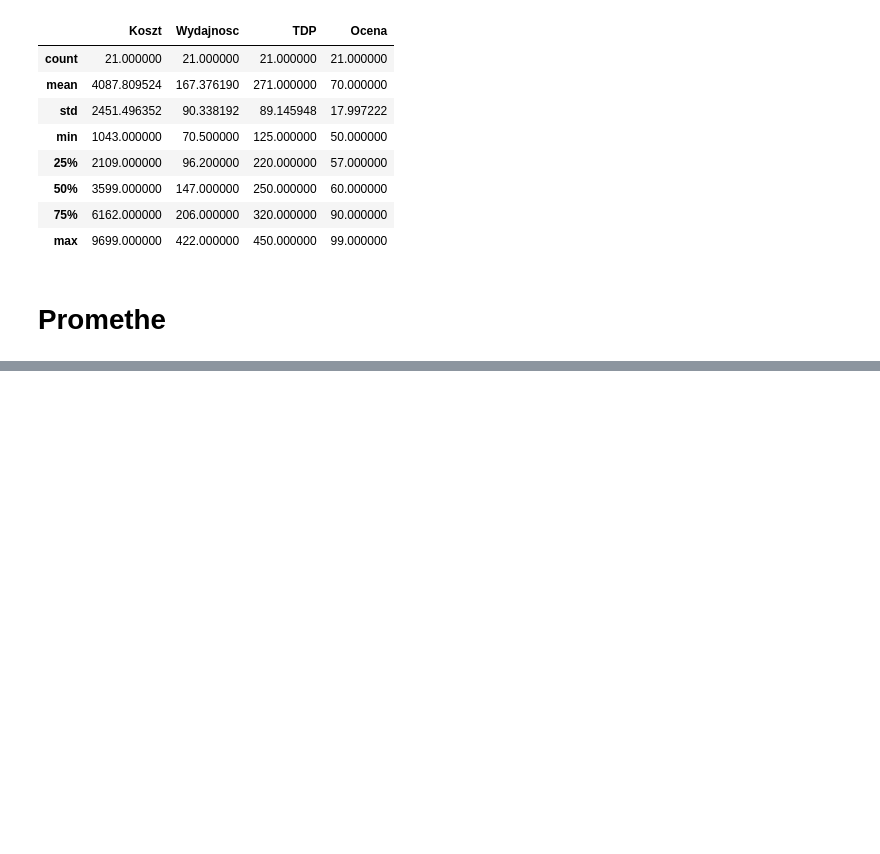
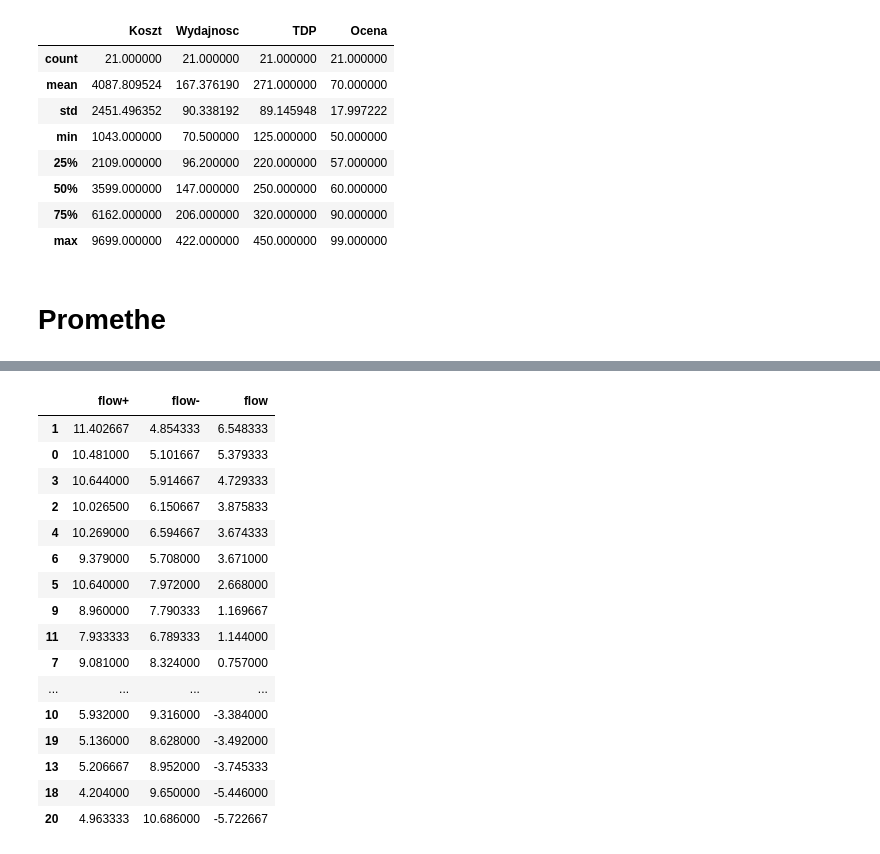
Before and after one commit to maciej-wieczorek/ai, a Jupyter notebook: ISWD/lab/proj2/proj2.ipynb, the cells around one changed output, grey strips where cells are left out. Cells and saved outputs as stored; diff of their text form; code cells hidden in the pictures; blank space fills up the shorter version.

```diff
--- a/ISWD/lab/proj2/proj2.ipynb
+++ b/ISWD/lab/proj2/proj2.ipynb
@@ -97,0 +148,20 @@ TypeError: string indices must be integers
+# %%
+comp_df.sort_values("flow", ascending=False)[['flow+', 'flow-', 'flow']]
+# %% [output]
+|  | flow+ | flow- | flow |
+| 1 | 11.402667 | 4.854333 | 6.548333 |
+| 0 | 10.481000 | 5.101667 | 5.379333 |
+| 3 | 10.644000 | 5.914667 | 4.729333 |
+| 2 | 10.026500 | 6.150667 | 3.875833 |
+| 4 | 10.269000 | 6.594667 | 3.674333 |
+| 6 | 9.379000 | 5.708000 | 3.671000 |
+| 5 | 10.640000 | 7.972000 | 2.668000 |
+| 9 | 8.960000 | 7.790333 | 1.169667 |
+| 11 | 7.933333 | 6.789333 | 1.144000 |
+| 7 | 9.081000 | 8.324000 | 0.757000 |
+| ... | ... | ... | ... |
+| 10 | 5.932000 | 9.316000 | -3.384000 |
+| 19 | 5.136000 | 8.628000 | -3.492000 |
+| 13 | 5.206667 | 8.952000 | -3.745333 |
+| 18 | 4.204000 | 9.650000 | -5.446000 |
+| 20 | 4.963333 | 10.686000 | -5.722667 |
```
Also changed, not shown: parts of 11 cells of this notebook, 1 other file.
